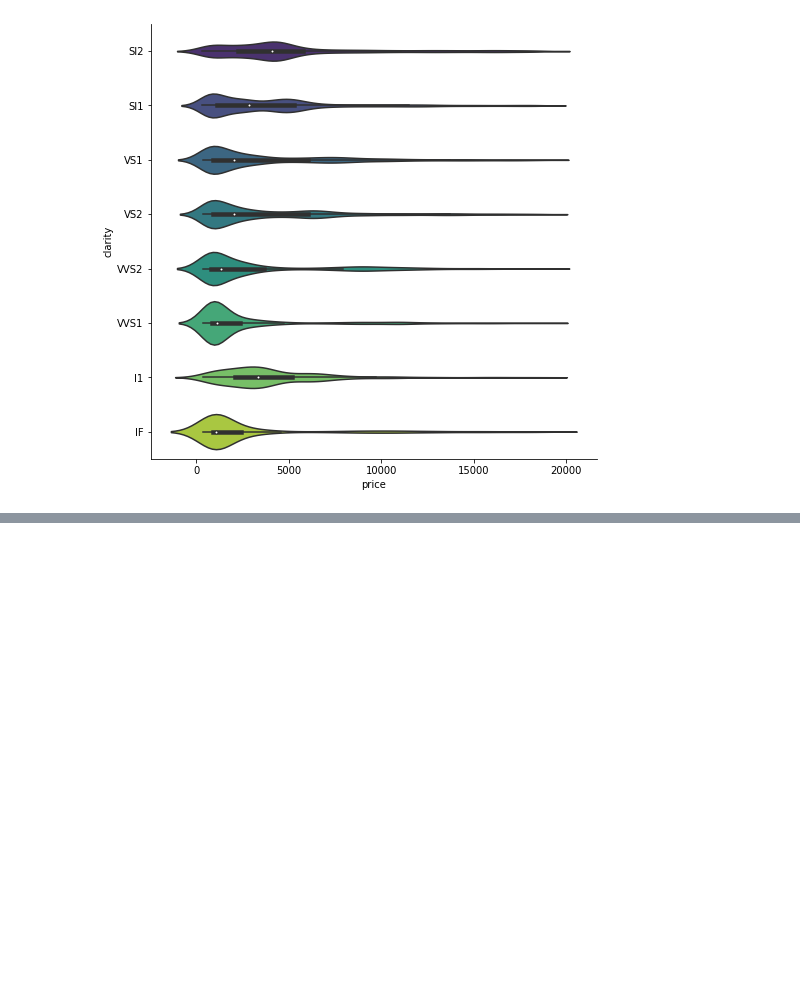
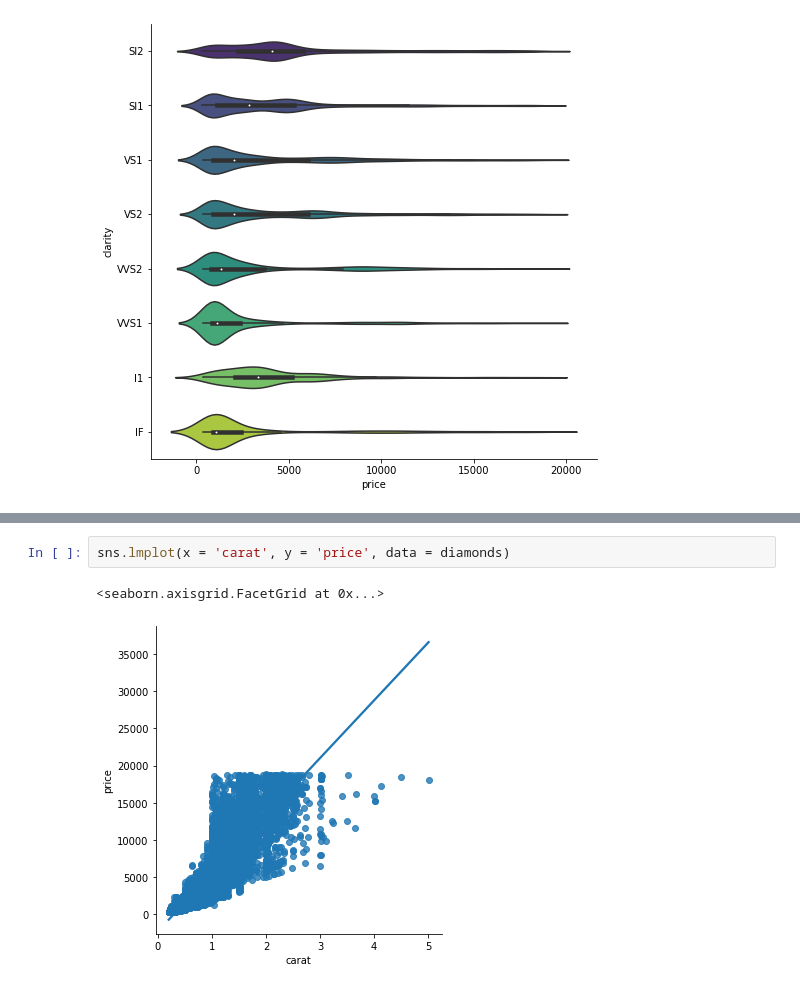
Before and after one commit to naruhikohama/dataviz-python, a Jupyter notebook: Seaborn/seaborn_intro_demo.ipynb, the cells around one changed output, grey strips where cells are left out. Saved outputs shown, nothing was run; the diff lists cells and outputs as text; blank space fills up the shorter version.

```diff
--- a/Seaborn/seaborn_intro_demo.ipynb
+++ b/Seaborn/seaborn_intro_demo.ipynb
@@ -243,0 +251,5 @@ plt.show()
+# %%
+sns.lmplot(x = 'carat', y = 'price', data = diamonds)
+# %% [output]
+<seaborn.axisgrid.FacetGrid at 0x...>
+[figure, added]
```
Also changed, not shown: parts of 3 cells of this notebook.
